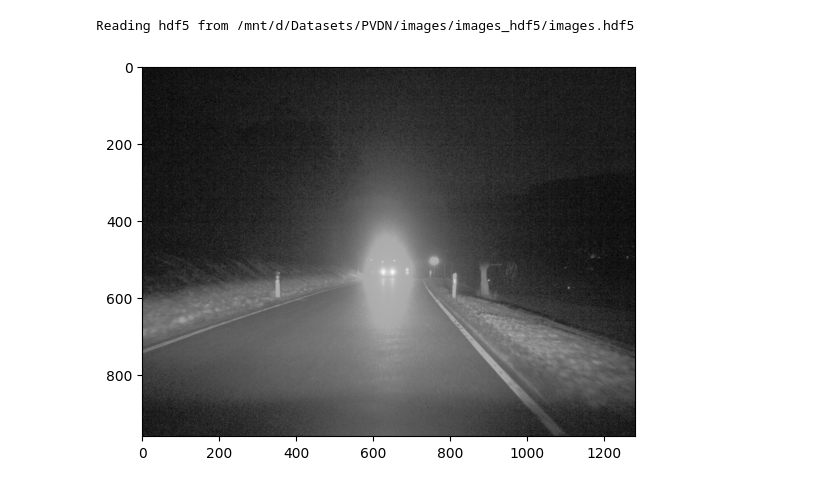
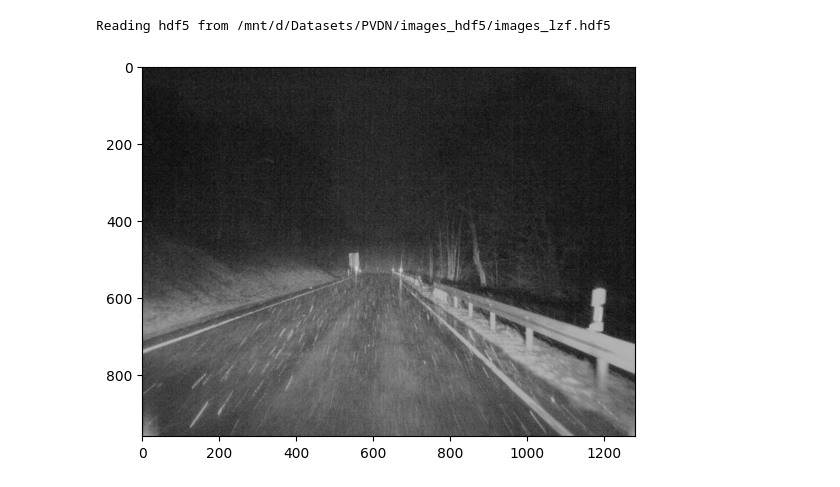
Before and after one commit to asnecemnnit/PyTorch-YOLOv3, a Jupyter notebook: pytorchyolo/utils/read_hdf5_images.ipynb, the cells around one changed output. Saved outputs shown, nothing was run; the diff lists cells and outputs as text; code cells hidden in the pictures.

```diff
--- a/pytorchyolo/utils/read_hdf5_images.ipynb
+++ b/pytorchyolo/utils/read_hdf5_images.ipynb
@@ -20,11 +20,11 @@ import h5py
 # FOLDER_PATH = filedialog.askdirectory(title="Select directory containing images")
 FOLDER_PATH = "/mnt/d/Datasets/PVDN/images/"
 # %%
-hdf5_path = Path("/".join(str(FOLDER_PATH).split("/")[:-1]) + "/images_hdf5/images.hdf5")
+hdf5_path = "/mnt/d/Datasets/PVDN/images_hdf5/images_lzf.hdf5"
 
 print("Reading hdf5 from %s" % hdf5_path)
 # %% [output]
-Reading hdf5 from /mnt/d/Datasets/PVDN/images/images_hdf5/images.hdf5
+Reading hdf5 from /mnt/d/Datasets/PVDN/images_hdf5/images_lzf.hdf5
 # %%
 class my_dataset_HDF5(Dataset):
     def __init__(self, db_path):
@@ -49,7 +49,7 @@ class my_dataset_HDF5(Dataset):
         return self.read_hdf5(key)
 # %%
 ds = my_dataset_HDF5(hdf5_path)
-plt.imshow(ds["S00320_111012"])
+plt.imshow(ds["S00000_11"])
 plt.show()
 # %% [output]
-[figure, old version]
+[figure, new version]
```
Also changed, not shown: 2 other files.
